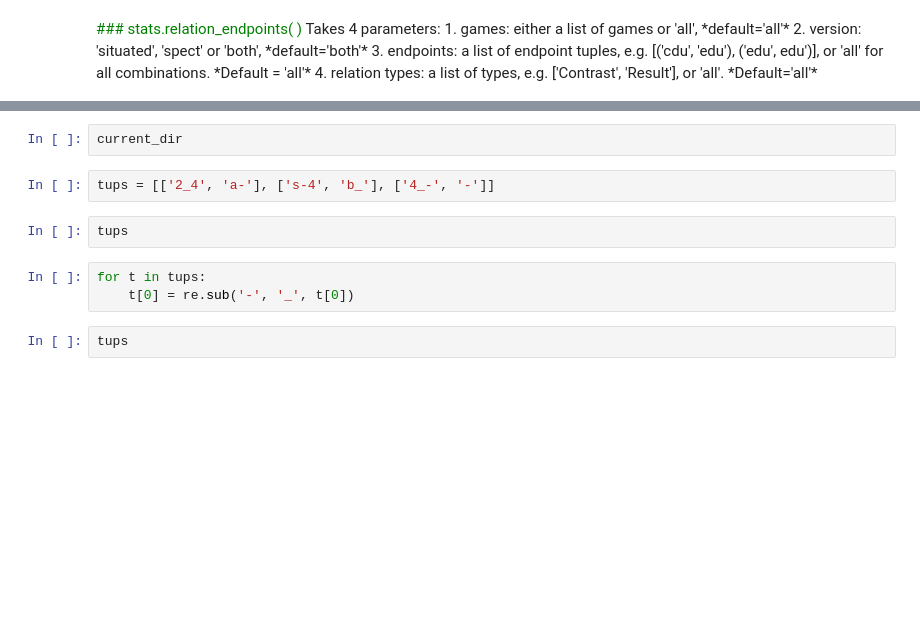
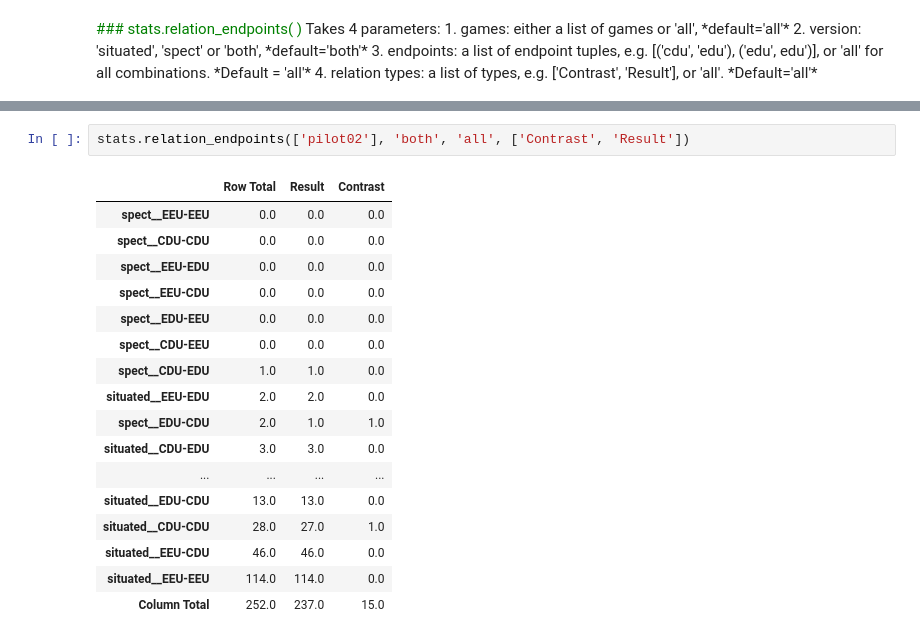
Before and after one commit to Coupdesinge/irit-stac, a Jupyter notebook: stac_stats/STAC_stats.ipynb, the cells around one changed output, grey strips where cells are left out. Saved outputs shown, nothing was run; the diff lists cells and outputs as text; blank space fills up the shorter version.

```diff
--- a/stac_stats/STAC_stats.ipynb
+++ b/stac_stats/STAC_stats.ipynb
@@ -548,11 +129,20 @@ dirsDepth3
-# %%
-current_dir
-# %%
-tups = [['2_4', 'a-'], ['s-4', 'b_'], ['4_-', '-']]
-# %%
-tups
-# %%
-for t in tups:
-    t[0] = re.sub('-', '_', t[0])
-# %%
-tups
+# %%
+stats.relation_endpoints(['pilot02'], 'both', 'all', ['Contrast', 'Result'])
+# %% [output]
+|  | Row Total | Result | Contrast |
+| spect__EEU-EEU | 0.0 | 0.0 | 0.0 |
+| spect__CDU-CDU | 0.0 | 0.0 | 0.0 |
+| spect__EEU-EDU | 0.0 | 0.0 | 0.0 |
+| spect__EEU-CDU | 0.0 | 0.0 | 0.0 |
+| spect__EDU-EEU | 0.0 | 0.0 | 0.0 |
+| spect__CDU-EEU | 0.0 | 0.0 | 0.0 |
+| spect__CDU-EDU | 1.0 | 1.0 | 0.0 |
+| situated__EEU-EDU | 2.0 | 2.0 | 0.0 |
+| spect__EDU-CDU | 2.0 | 1.0 | 1.0 |
+| situated__CDU-EDU | 3.0 | 3.0 | 0.0 |
+| ... | ... | ... | ... |
+| situated__EDU-CDU | 13.0 | 13.0 | 0.0 |
+| situated__CDU-CDU | 28.0 | 27.0 | 1.0 |
+| situated__EEU-CDU | 46.0 | 46.0 | 0.0 |
+| situated__EEU-EEU | 114.0 | 114.0 | 0.0 |
+| Column Total | 252.0 | 237.0 | 15.0 |
```
Also changed, not shown: parts of 88 cells of this notebook, 3 other files.
